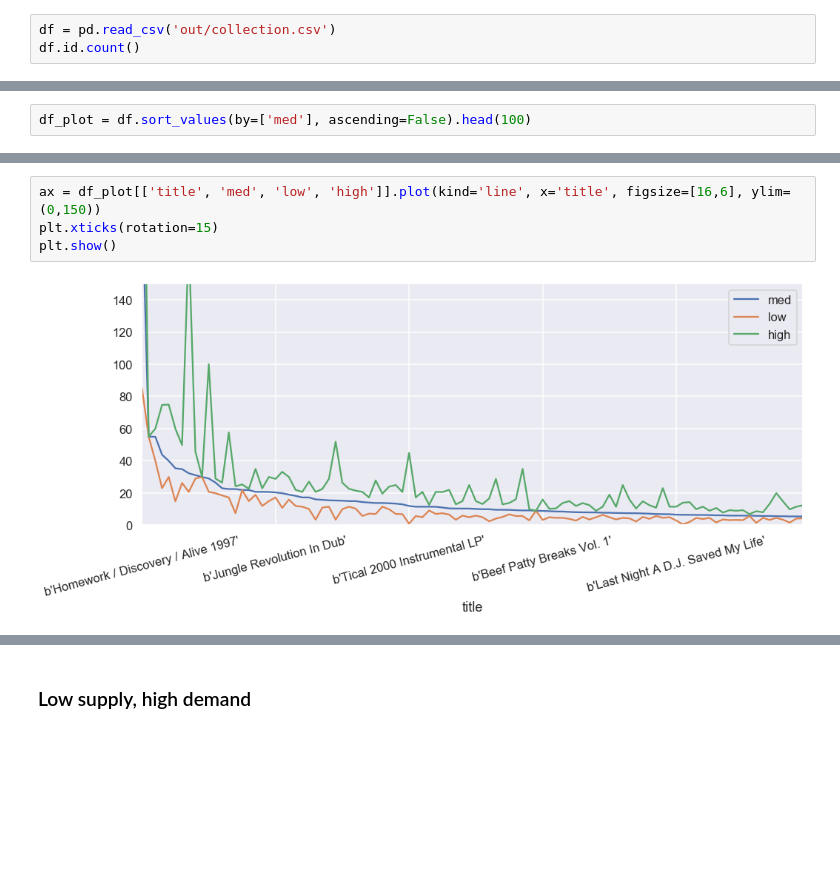
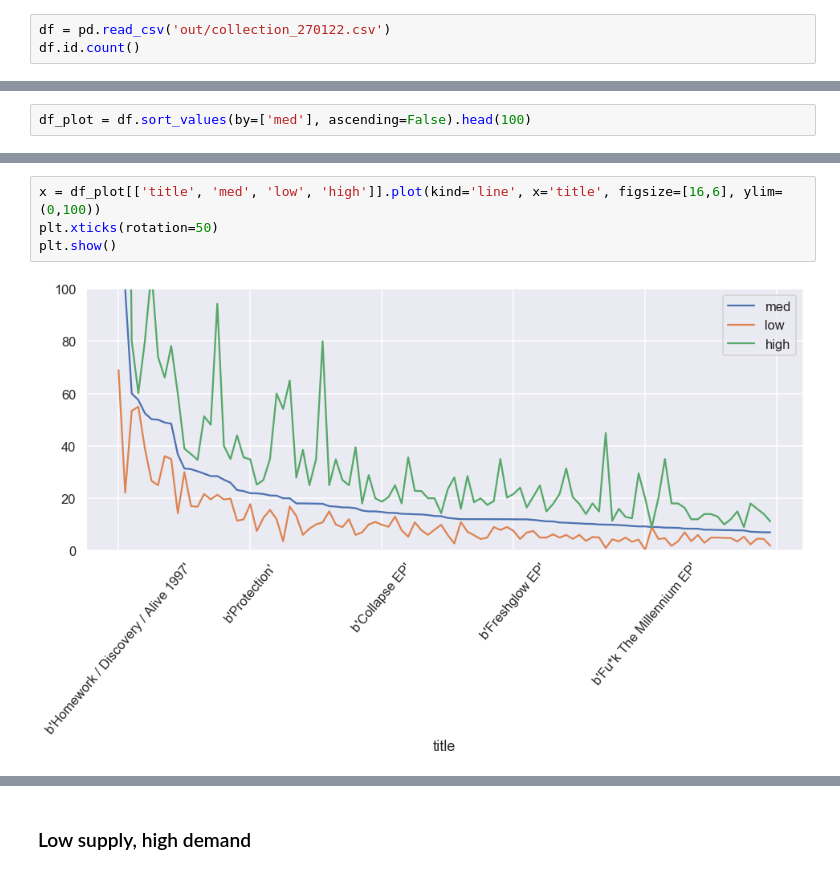
Before and after one commit to jrezmo/discogs_collection_review, a Jupyter notebook: collection_review.ipynb, the cells around one changed output, grey strips where cells are left out. Drawn from its saved outputs; the diff is of its cells as text; blank space fills up the shorter version.

```diff
--- a/collection_review.ipynb
+++ b/collection_review.ipynb
@@ -10,6 +10,6 @@ pd.set_option('display.width', 2000)
 # %% [markdown]
 ## Collection
 # %%
-df = pd.read_csv('out/collection.csv')
+df = pd.read_csv('out/collection_270122.csv')
 df.id.count()
 # %% [output]
@@ -21,6 +38,6 @@ df_plot = df.sort_values(by=['med'], ascending=False).head(100)
 # %%
-ax = df_plot[['title', 'med', 'low', 'high']].plot(kind='line', x='title', figsize=[16,6], ylim=(0,150))
-plt.xticks(rotation=15)
+x = df_plot[['title', 'med', 'low', 'high']].plot(kind='line', x='title', figsize=[16,6], ylim=(0,100))
+plt.xticks(rotation=50)
 plt.show()
 # %% [output]
-[figure, old version]
+[figure, new version]
```
Also changed, not shown: parts of 14 cells of this notebook.
